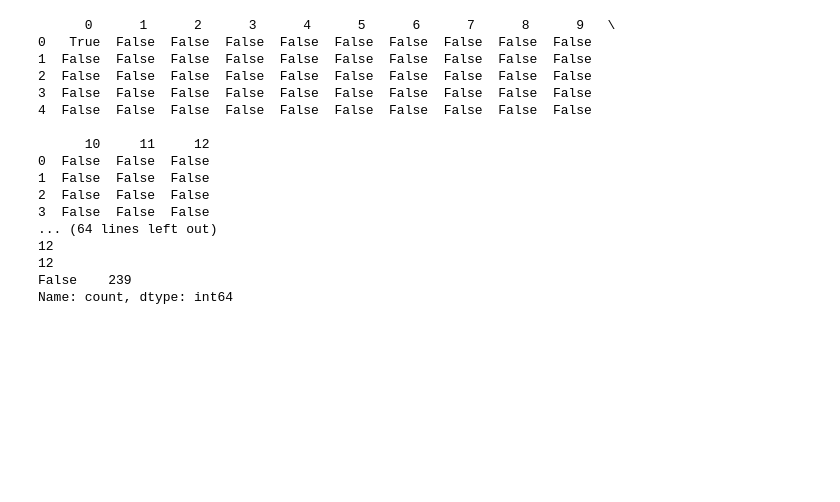
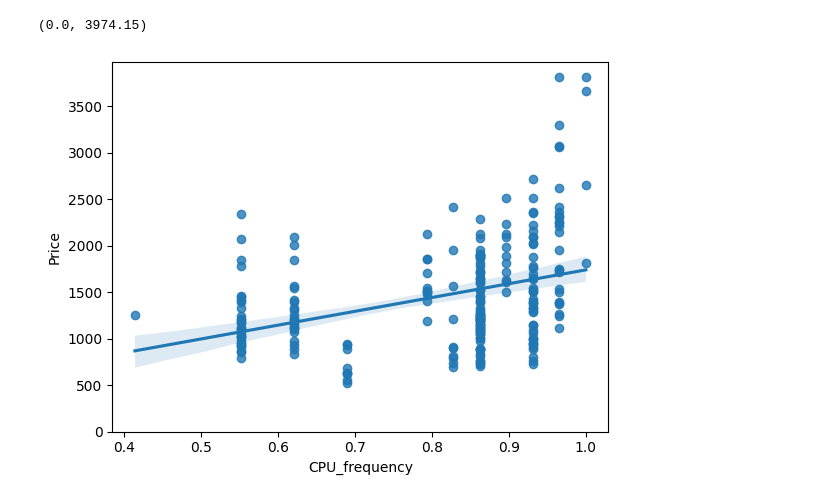
Before and after one commit to mugebaloglu/Data-Analysis-Python, a Jupyter notebook: Laptop_Pricing.ipynb, the cells around one changed output. Saved outputs shown, nothing was run; the diff lists cells and outputs as text; code cells hidden in the pictures; blank space fills up the shorter version.

```diff
--- a/Laptop_Pricing.ipynb
+++ b/Laptop_Pricing.ipynb
@@ -40,26 +42,0 @@ df.head()
-# %%
-#Write a code that identifies which columns have missing data.
-missing_data = df.isnull()
-print(missing_data.head())
-for column in missing_data.columns.values.tolist():
-    print(column)
-    print (missing_data[column].value_counts())
-    print("")
-# %% [output]
-      0      1      2      3      4      5      6      7      8      9   \
-0   True  False  False  False  False  False  False  False  False  False
-1  False  False  False  False  False  False  False  False  False  False
-2  False  False  False  False  False  False  False  False  False  False
-3  False  False  False  False  False  False  False  False  False  False
-4  False  False  False  False  False  False  False  False  False  False
-
-      10     11     12
-0  False  False  False
-1  False  False  False
-2  False  False  False
-3  False  False  False
-... (64 lines left out)
-12
-12
-False    239
-Name: count, dtype: int64
@@ -65,0 +45,7 @@ Name: count, dtype: int64
+# %%
+#1:CPU_frequency
+sns.regplot(x="CPU_frequency", y="Price", data=df)
+plt.ylim(0,)
+# %% [output]
+(0.0, 3974.15)
+[figure, added]
```
Also changed, not shown: parts of 22 cells of this notebook.
